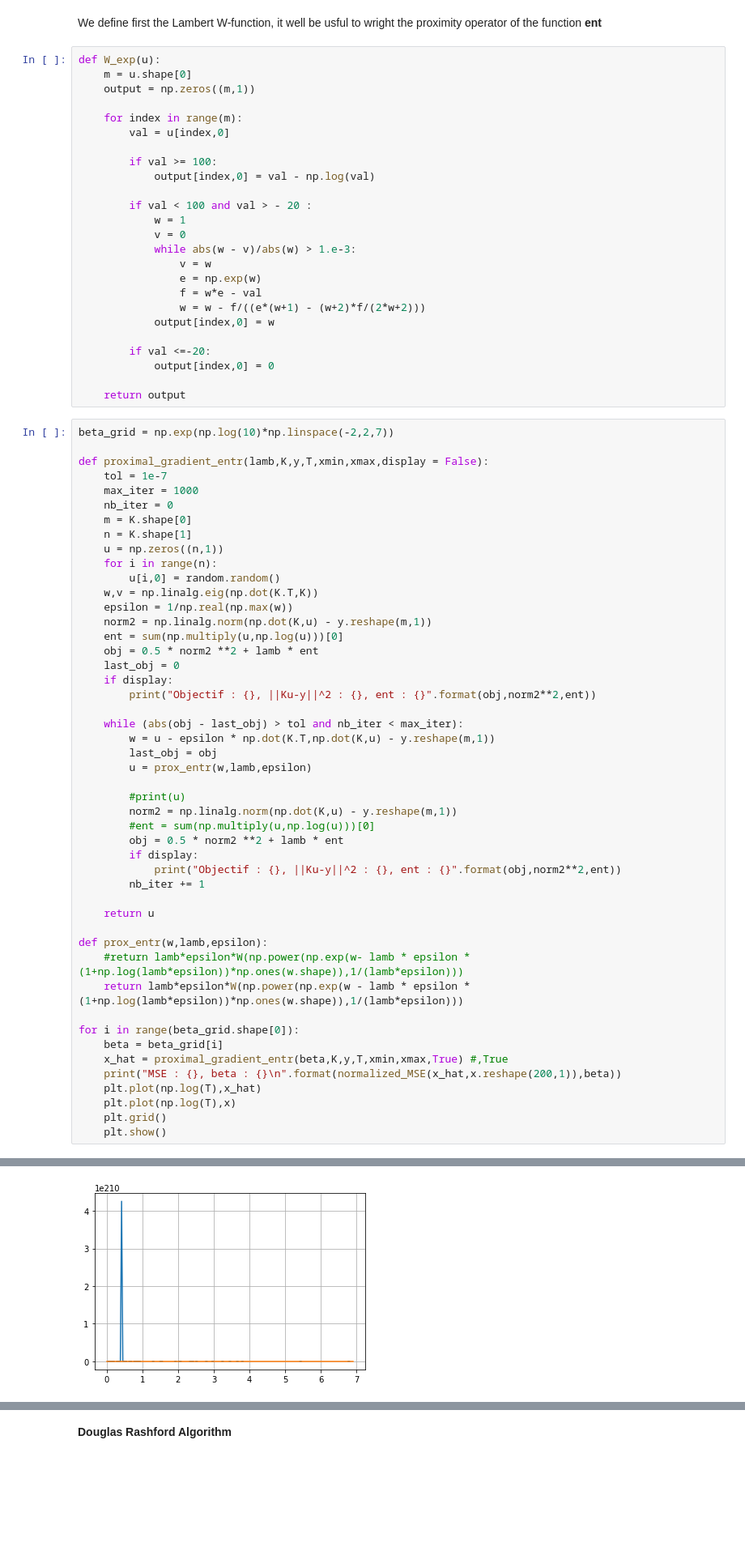
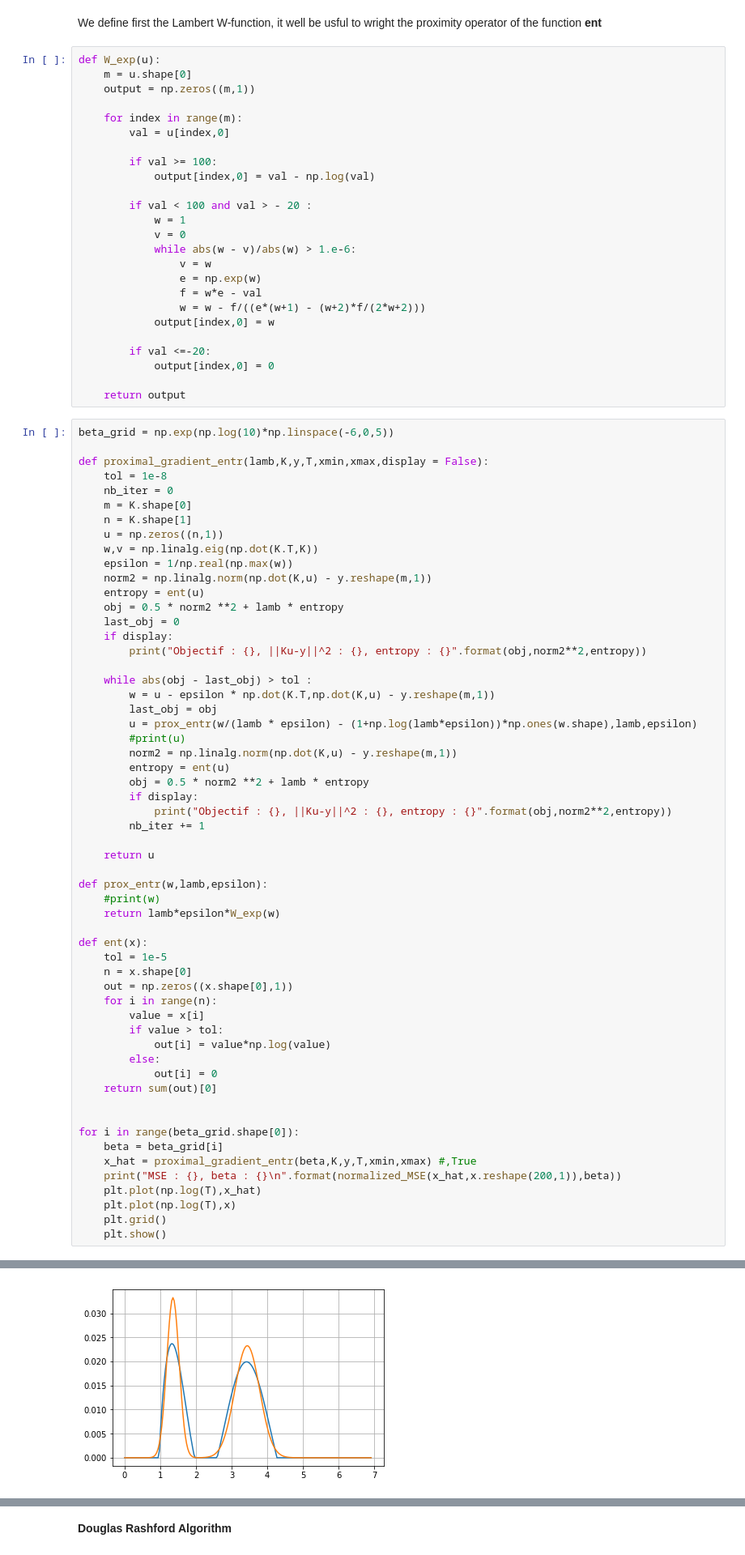
Before and after one commit to MaximilienGermain/Large-scale-optimization, a Jupyter notebook: TP2_GERMAIN_MARFOQ_temp.ipynb, the cells around one changed output, grey strips where cells are left out. Shown at 81% size. Drawn from its saved outputs; the diff is of its cells as text; blank space fills up the shorter version.

```diff
--- a/TP2_GERMAIN_MARFOQ_temp.ipynb
+++ b/TP2_GERMAIN_MARFOQ_temp.ipynb
@@ -340,7 +340,7 @@ def W_exp(u):
         if val < 100 and val > - 20 :
             w = 1
             v = 0
-            while abs(w - v)/abs(w) > 1.e-3:
+            while abs(w - v)/abs(w) > 1.e-6:
                 v = w
                 e = np.exp(w)
                 f = w*e - val
@@ -352,48 +352,57 @@ def W_exp(u):
 
     return output
 # %%
-beta_grid = np.exp(np.log(10)*np.linspace(-2,2,7))
+beta_grid = np.exp(np.log(10)*np.linspace(-6,0,5))
 
 def proximal_gradient_entr(lamb,K,y,T,xmin,xmax,display = False):
-    tol = 1e-7
-    max_iter = 1000
+    tol = 1e-8
     nb_iter = 0
     m = K.shape[0]
     n = K.shape[1]
     u = np.zeros((n,1))
-    for i in range(n):
-        u[i,0] = random.random()
     w,v = np.linalg.eig(np.dot(K.T,K))
     epsilon = 1/np.real(np.max(w))
     norm2 = np.linalg.norm(np.dot(K,u) - y.reshape(m,1))
-    ent = sum(np.multiply(u,np.log(u)))[0]
-    obj = 0.5 * norm2 **2 + lamb * ent
+    entropy = ent(u)
+    obj = 0.5 * norm2 **2 + lamb * entropy
     last_obj = 0
     if display:
-        print("Objectif : {}, ||Ku-y||^2 : {}, ent : {}".format(obj,norm2**2,ent))
+        print("Objectif : {}, ||Ku-y||^2 : {}, entropy : {}".format(obj,norm2**2,entropy))
 
-    while (abs(obj - last_obj) > tol and nb_iter < max_iter):
+    while abs(obj - last_obj) > tol :
         w = u - epsilon * np.dot(K.T,np.dot(K,u) - y.reshape(m,1))
         last_obj = obj
-        u = prox_entr(w,lamb,epsilon)
-
+        u = prox_entr(w/(lamb * epsilon) - (1+np.log(lamb*epsilon))*np.ones(w.shape),lamb,epsilon)
         #print(u)
         norm2 = np.linalg.norm(np.dot(K,u) - y.reshape(m,1))
-        #ent = sum(np.multiply(u,np.log(u)))[0]
-        obj = 0.5 * norm2 **2 + lamb * ent
+        entropy = ent(u)
+        obj = 0.5 * norm2 **2 + lamb * entropy
         if display:
-            print("Objectif : {}, ||Ku-y||^2 : {}, ent : {}".format(obj,norm2**2,ent))
+            print("Objectif : {}, ||Ku-y||^2 : {}, entropy : {}".format(obj,norm2**2,entropy))
         nb_iter += 1
 
     return u
 
 def prox_entr(w,lamb,epsilon):
-    #return lamb*epsilon*W(np.power(np.exp(w- lamb * epsilon * (1+np.log(lamb*epsilon))*np.ones(w.shape)),1/(lamb*epsilon)))
-    return lamb*epsilon*W(np.power(np.exp(w - lamb * epsilon * (1+np.log(lamb*epsilon))*np.ones(w.shape)),1/(lamb*epsilon)))
+    #print(w)
+    return lamb*epsilon*W_exp(w)
+
+def ent(x):
+    tol = 1e-5
+    n = x.shape[0]
+    out = np.zeros((x.shape[0],1))
+    for i in range(n):
+        value = x[i]
+        if value > tol:
+            out[i] = value*np.log(value)
+        else:
+            out[i] = 0
+    return sum(out)[0]
+
 
 for i in range(beta_grid.shape[0]):
     beta = beta_grid[i]
-    x_hat = proximal_gradient_entr(beta,K,y,T,xmin,xmax,True) #,True
+    x_hat = proximal_gradient_entr(beta,K,y,T,xmin,xmax) #,True
     print("MSE : {}, beta : {}\n".format(normalized_MSE(x_hat,x.reshape(200,1)),beta))
     plt.plot(np.log(T),x_hat)
     plt.plot(np.log(T),x)
@@ -406 +413 @@ MSE : nan, beta : 0.009999999999999995
-[figure, old version]
+[figure, new version]
```
Also changed, not shown: parts of 9 cells of this notebook, 1 other file.
